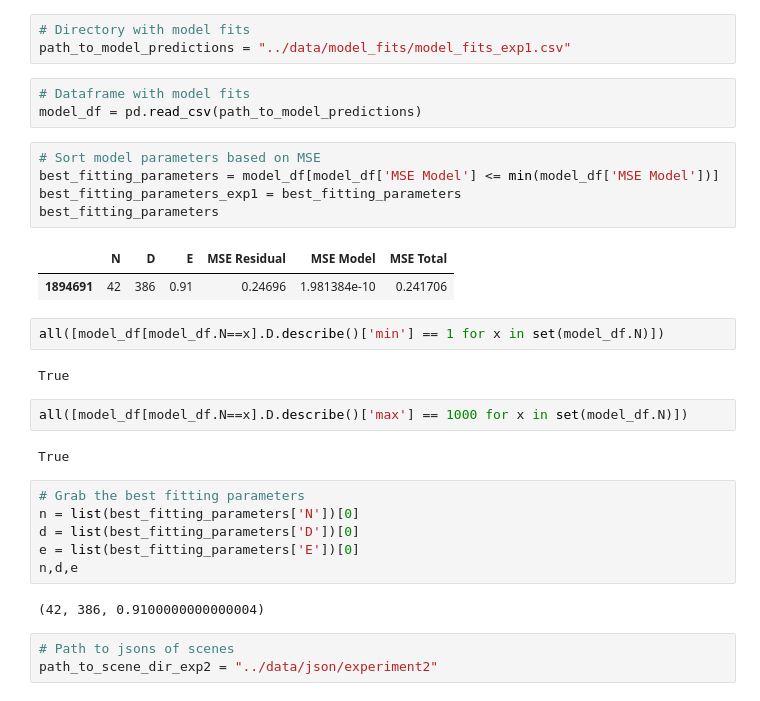
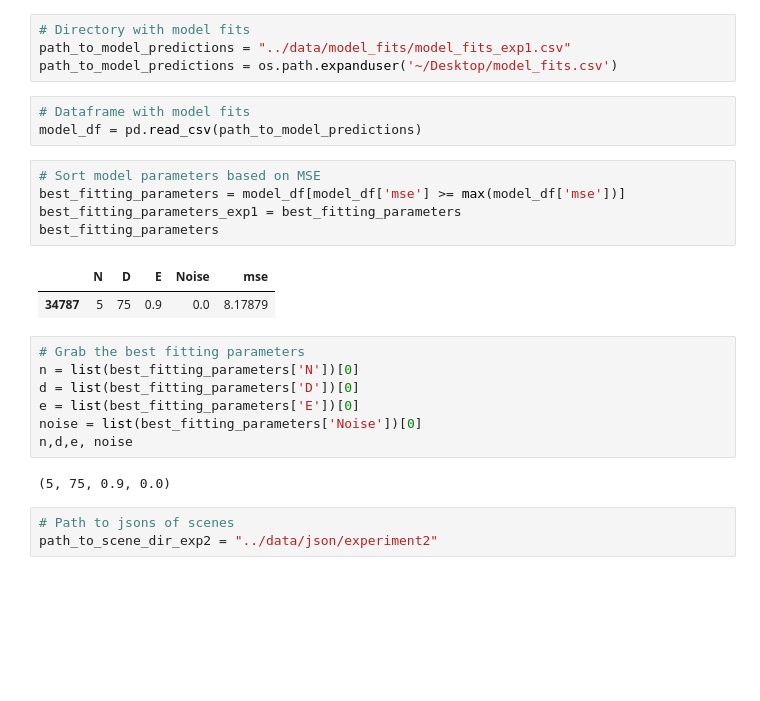
Before and after one commit to flxsosa/physics_abstraction, a Jupyter notebook: notebooks/experiment2_analysis.ipynb, the cells around one changed output. Cells and saved outputs as stored; diff of their text form; blank space fills up the shorter version.

```diff
--- a/notebooks/experiment2_analysis.ipynb
+++ b/notebooks/experiment2_analysis.ipynb
@@ -103,33 +40,27 @@ Data not saved...
 # %%
 # Directory with model fits
 path_to_model_predictions = "../data/model_fits/model_fits_exp1.csv"
+path_to_model_predictions = os.path.expanduser('~/Desktop/model_fits.csv')
 # %%
 # Dataframe with model fits
 model_df = pd.read_csv(path_to_model_predictions)
 # %%
 # Sort model parameters based on MSE
-best_fitting_parameters = model_df[model_df['MSE Model'] <= min(model_df['MSE Model'])]
+best_fitting_parameters = model_df[model_df['mse'] >= max(model_df['mse'])]
 best_fitting_parameters_exp1 = best_fitting_parameters
 best_fitting_parameters
 # %% [output]
-|  | N | D | E | MSE Residual | MSE Model | MSE Total |
-| 1894691 | 42 | 386 | 0.91 | 0.24696 | 1.981384e-10 | 0.241706 |
+|  | N | D | E | Noise | mse |
+| 34787 | 5 | 75 | 0.9 | 0.0 | 8.17879 |
-# %%
-all([model_df[model_df.N==x].D.describe()['min'] == 1 for x in set(model_df.N)])
-# %% [output]
-True
-# %%
-all([model_df[model_df.N==x].D.describe()['max'] == 1000 for x in set(model_df.N)])
-# %% [output]
-True
 # %%
 # Grab the best fitting parameters
 n = list(best_fitting_parameters['N'])[0]
 d = list(best_fitting_parameters['D'])[0]
 e = list(best_fitting_parameters['E'])[0]
-n,d,e
+noise = list(best_fitting_parameters['Noise'])[0]
+n,d,e, noise
 # %% [output]
-(42, 386, 0.9100000000000004)
+(5, 75, 0.9, 0.0)
 # %%
 # Path to jsons of scenes
 path_to_scene_dir_exp2 = "../data/json/experiment2"
```
Also changed, not shown: parts of 39 cells of this notebook, 2 other files.
